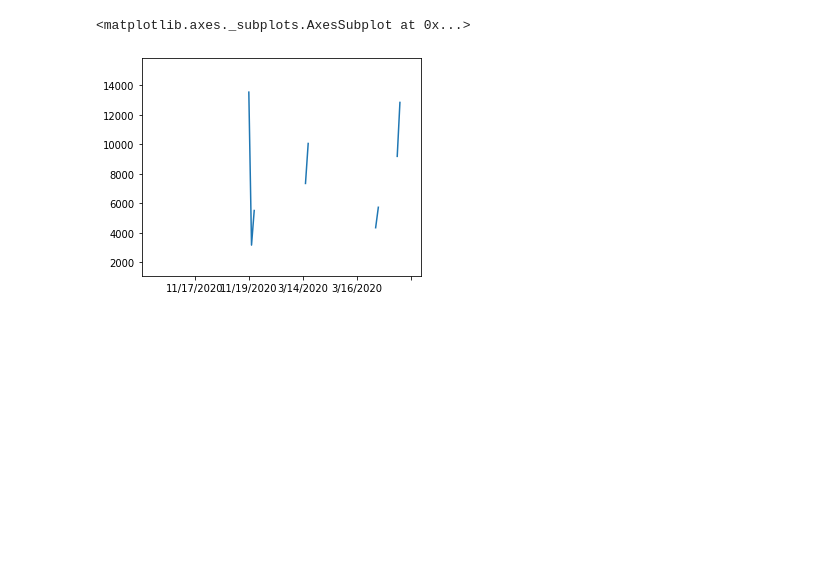
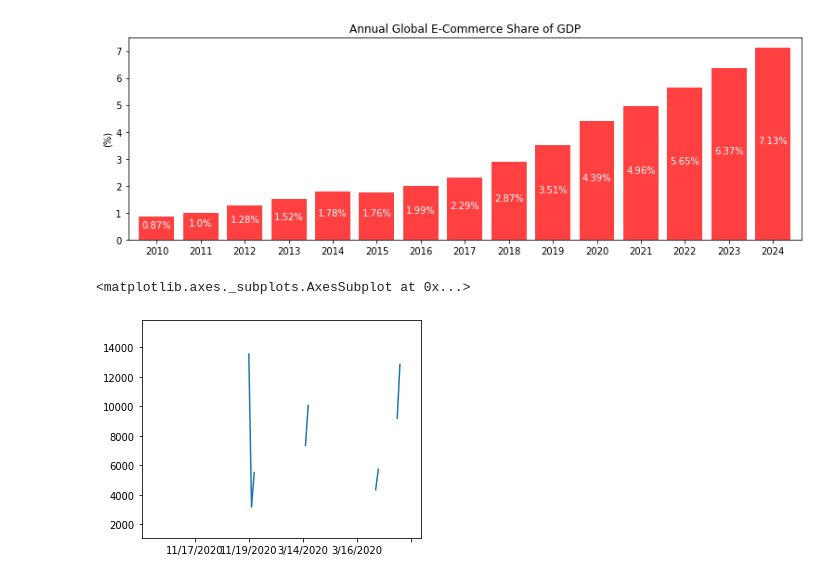
Before and after one commit to jeffhoffmanmba/Project1_eCommerce_Trends, a Jupyter notebook: China_Germany_othr_globe_final/Resources/china.ipynb, the cells around one changed output. Saved outputs shown, nothing was run; the diff lists cells and outputs as text; code cells hidden in the pictures; blank space fills up the shorter version.

```diff
--- a/China_Germany_othr_globe_final/Resources/china.ipynb
+++ b/China_Germany_othr_globe_final/Resources/china.ipynb
@@ -60,3 +99,18 @@ TypeError: Only valid with DatetimeIndex, TimedeltaIndex or PeriodIndex, but got
+# %%
+ax = China_data_df.iloc[:, 5].plot(kind = "bar", width = 0.8, figsize=(13,4), color = "r", alpha = 0.75)
+x_label = China_data_df.iloc[:, 8]
+
+for p in ax.patches:
+    left, bottom, width, height = p.get_bbox().bounds
+    ax.annotate(str(round(height, 2))+"%", (left+width/2, height/2), ha='center', color = "white")
+
+plt.title("Annual Global E-Commerce Share of GDP")
+plt.ylabel("(%)")
+ax.set_xticklabels(x_label, rotation = 0)
+plt.savefig('Annual Global E-Commerce Share of GDP')
+plt.show()
+# %% [output]
+[figure, added]
 # %%
 China_data_df2 = China_data_df.sample(n=100, random_state=100, axis=0)
 plt.xlabel=('Date')
```
Also changed, not shown: parts of 7 cells of this notebook, 4 other files.
